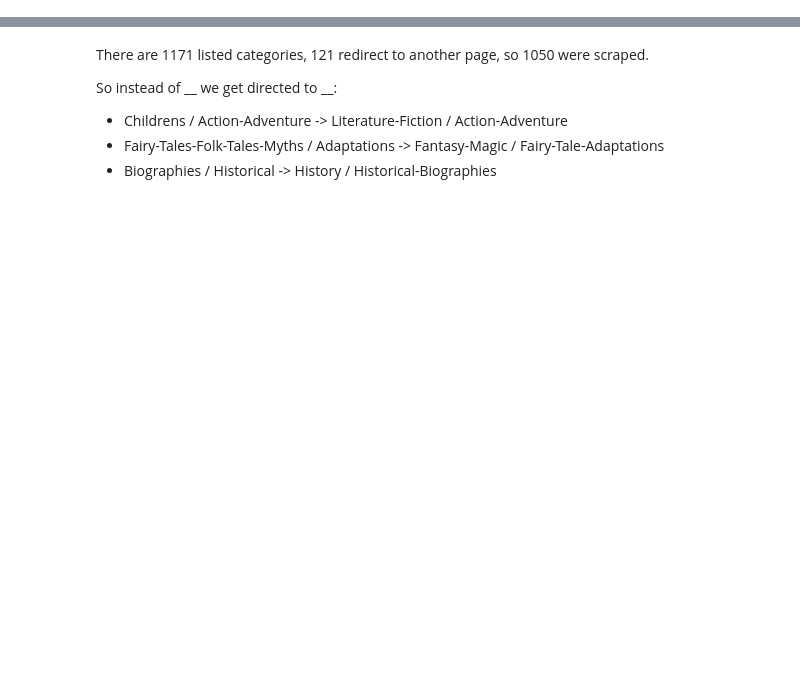
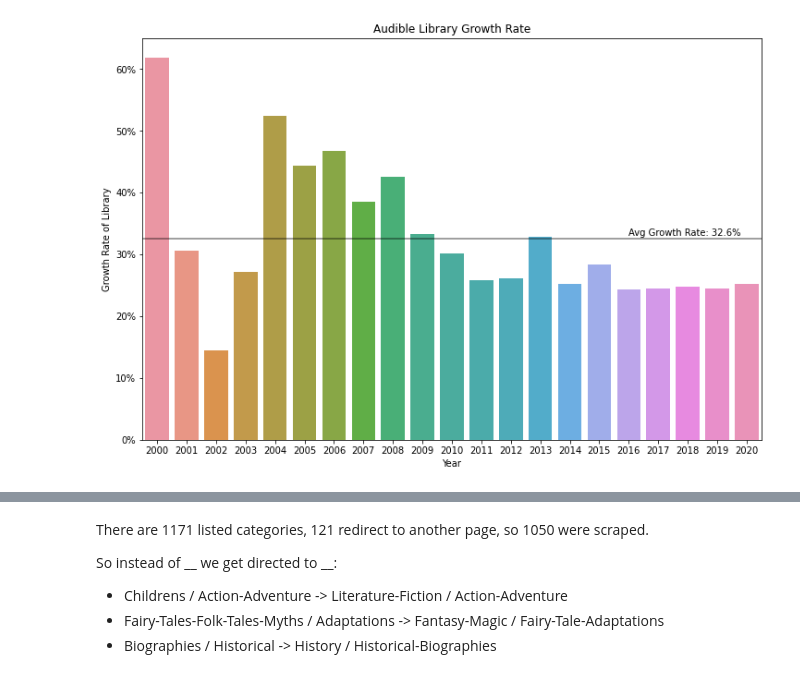
Before and after one commit to jwelch1123/finding_the_tree_in_the_forest, a Jupyter notebook: Data_Analysis.ipynb, the cells around one changed output, grey strips where cells are left out. Drawn from its saved outputs; the diff is of its cells as text; code cells hidden in the pictures; blank space fills up the shorter version.

```diff
--- a/Data_Analysis.ipynb
+++ b/Data_Analysis.ipynb
@@ -54,0 +217,30 @@ title_data.head()
+# %%
+titles['pub_datetime'] = pd.to_datetime(titles.release_date, format='%m-%d-%y')
+years = pd.DatetimeIndex(titles.pub_datetime).year
+years = years.value_counts().sort_index().drop(labels = [2021,2022,2023,2024])
+years = np.cumsum(years)
+
+diff_y = years.diff().drop(labels = [1997])
+years = years.drop(labels = [2020])
+
+
+perc_change = pd.Series([(x/y)*100 for x, y in list(zip(diff_y, years))],index = diff_y.index)
+perc_change = perc_change.drop(labels = [1998,1999])
+
+plt.rcParams['figure.figsize'] = (12,8)
+
+plot = sns.barplot(x=perc_change.index, y =perc_change)
+
+plot.axhline(y= np.mean(perc_change), xmin=0, xmax=1, color = 'k',alpha = 0.5)
+plot.text(16,33, "Avg Growth Rate: {:.1f}%".format(np.mean(perc_change)), color ='k')
+
+yticks = [str(x)+"%" for x in range(0,70,10)]
+plot.set_yticklabels(yticks)
+
+plt.title("Audible Library Growth Rate")
+plot.set_xlabel("Year")
+plot.set_ylabel("Growth Rate of Library")
+
+plt.savefig("./graphics/growth_rate.png", bbox_inches = 'tight')
+# %% [output]
+[figure, added]
```
Also changed, not shown: parts of 194 cells of this notebook, 20 other files.
